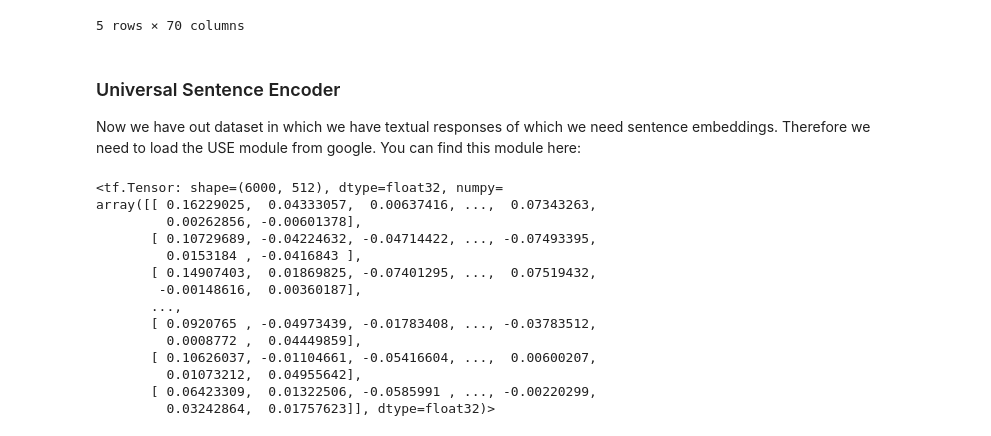
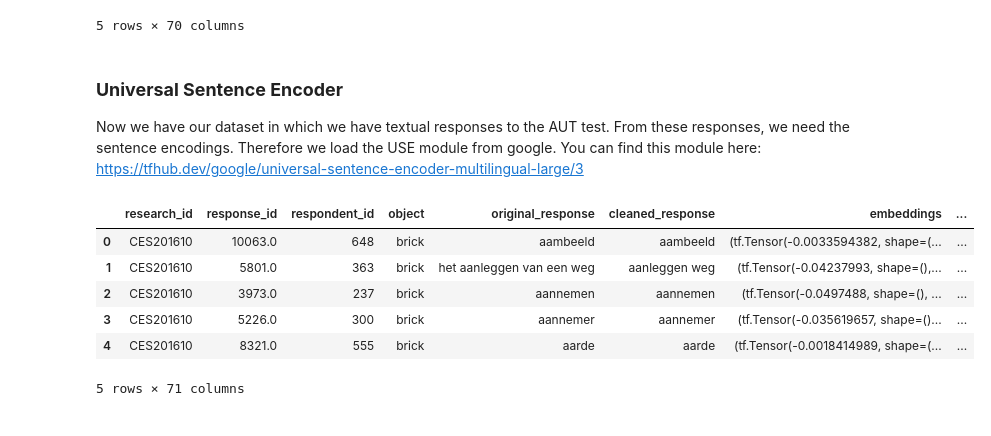
Before and after one commit to EmmaEliseS/Divergent-Thinking, a Jupyter notebook: RA_project.ipynb, the cells around one changed output. Drawn from its saved outputs; the diff is of its cells as text; code cells hidden in the pictures.

```diff
--- a/RA_project.ipynb
+++ b/RA_project.ipynb
@@ -20,28 +28,27 @@ data.head()
 | 4 | CES201610 | 8321.0 | 555 | brick | aarde | aarde | 1 | ... |
 5 rows × 70 columns
 # %% [markdown]
-### Universal Sentence Encoder
+### **Universal Sentence Encoder**
 
-Now we have out dataset in which we have textual responses of which we need sentence embeddings. Therefore we need to load the USE module from google. You can find this module here:
+Now we have our dataset in which we have textual responses to the AUT test. From these responses, we need the sentence encodings. Therefore we load the USE module from google. You can find this module here: https://tfhub.dev/google/universal-sentence-encoder-multilingual-large/3
 # %%
-# a numpy array containing all original responses
-responses = data[['original_response']].to_numpy()
+# Numpy array containing all original responses
+responses  = data[['original_response']].to_numpy()
 
-module = hub.load('https://tfhub.dev/google/universal-sentence-encoder-multilingual/3')
+# Load the module
+module     = hub.load('https://tfhub.dev/google/universal-sentence-encoder-multilingual-large/3')
 
+# Fit the module on the reponses
 embeddings = module(responses)
+
+# Insert the embeddings to the dataframe
+data.insert(6, "embeddings", embeddings)
+data.head()
 # %% [output]
+|  | research_id | response_id | respondent_id | object | original_response | cleaned_response | embeddings | ... |
+| 0 | CES201610 | 10063.0 | 648 | brick | aambeeld | aambeeld | (tf.Tensor(-0.0033594382, shape=(... | ... |
+| 1 | CES201610 | 5801.0 | 363 | brick | het aanleggen van een weg | aanleggen weg | (tf.Tensor(-0.04237993, shape=(),... | ... |
+| 2 | CES201610 | 3973.0 | 237 | brick | aannemen | aannemen | (tf.Tensor(-0.0497488, shape=(), ... | ... |
+| 3 | CES201610 | 5226.0 | 300 | brick | aannemer | aannemer | (tf.Tensor(-0.035619657, shape=()... | ... |
+| 4 | CES201610 | 8321.0 | 555 | brick | aarde | aarde | (tf.Tensor(-0.0018414989, shape=(... | ... |
-<tf.Tensor: shape=(6000, 512), dtype=float32, numpy=
-array([[ 0.16229025,  0.04333057,  0.00637416, ...,  0.07343263,
-         0.00262856, -0.00601378],
-       [ 0.10729689, -0.04224632, -0.04714422, ..., -0.07493395,
-         0.0153184 , -0.0416843 ],
-       [ 0.14907403,  0.01869825, -0.07401295, ...,  0.07519432,
-        -0.00148616,  0.00360187],
-       ...,
-       [ 0.0920765 , -0.04973439, -0.01783408, ..., -0.03783512,
-         0.0008772 ,  0.04449859],
-       [ 0.10626037, -0.01104661, -0.05416604, ...,  0.00600207,
-         0.01073212,  0.04955642],
-       [ 0.06423309,  0.01322506, -0.0585991 , ..., -0.00220299,
-         0.03242864,  0.01757623]], dtype=float32)>
+5 rows × 71 columns
```
Also changed, not shown: parts of 40 cells of this notebook.
